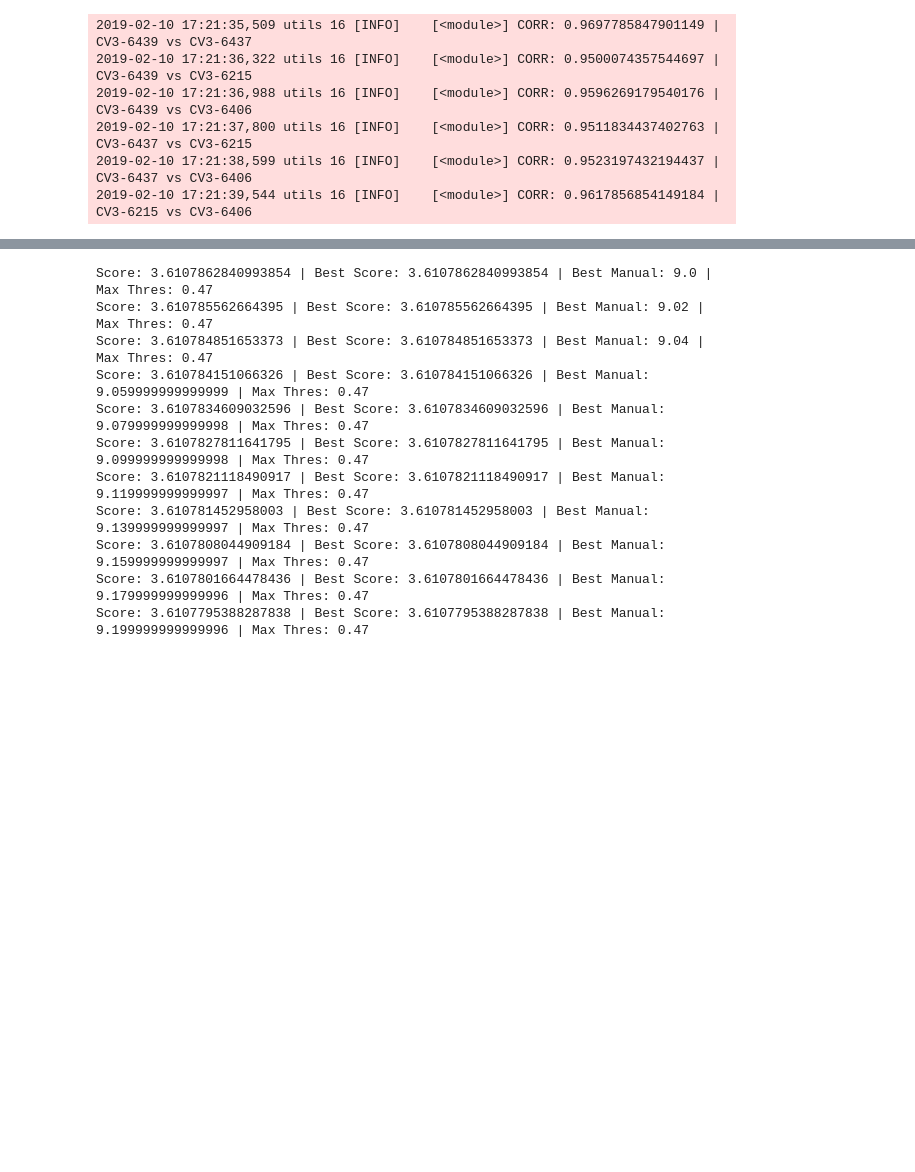
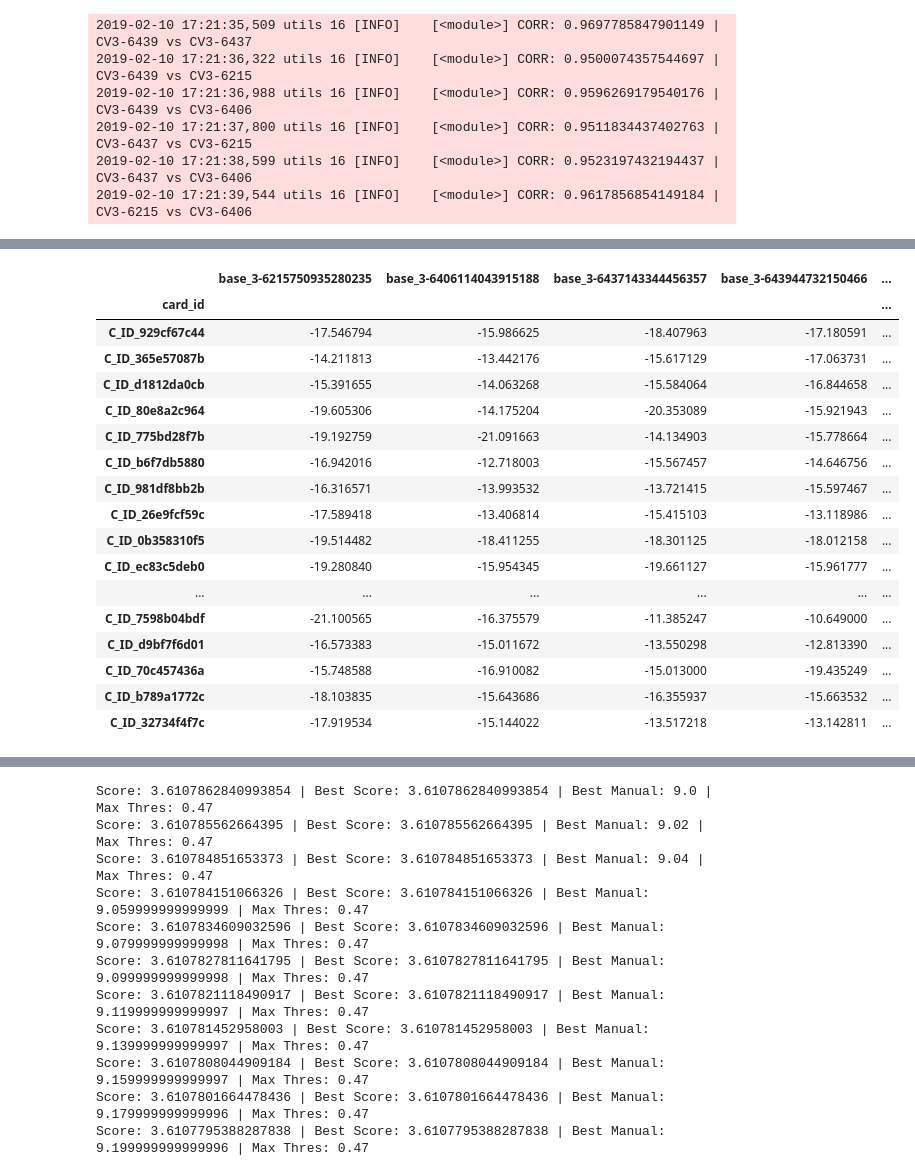
Before and after one commit to Chestnut1999/Elo-Recommendation-23place, a Jupyter notebook: jpy/225_elo_blender_exp.ipynb, the cells around one changed output, grey strips where cells are left out. Saved outputs shown, nothing was run; the diff lists cells and outputs as text; code cells hidden in the pictures; blank space fills up the shorter version.

```diff
--- a/jpy/225_elo_blender_exp.ipynb
+++ b/jpy/225_elo_blender_exp.ipynb
@@ -128,0 +122,6 @@ base.head()
+# %%
+base_cols = [col for col in base.columns if col.count('base_')]
+out_cols = [col for col in base.columns if col.count('out_')]
+base_cols = sorted(base_cols)
+base = base[base_cols + [target, 'clf_pred'] + out_cols]
+base.head()
@@ -128,0 +136,22 @@ base.head()
+# %%
+cp = 'clf_pred'
+base[base[cp]>0.1]
+# %% [output]
+|  | base_3-6215750935280235 | base_3-6406114043915188 | base_3-6437143344456357 | base_3-643944732150466 | ... |
+| card_id |  |  |  |  | ... |
+| C_ID_929cf67c44 | -17.546794 | -15.986625 | -18.407963 | -17.180591 | ... |
+| C_ID_365e57087b | -14.211813 | -13.442176 | -15.617129 | -17.063731 | ... |
+| C_ID_d1812da0cb | -15.391655 | -14.063268 | -15.584064 | -16.844658 | ... |
+| C_ID_80e8a2c964 | -19.605306 | -14.175204 | -20.353089 | -15.921943 | ... |
+| C_ID_775bd28f7b | -19.192759 | -21.091663 | -14.134903 | -15.778664 | ... |
+| C_ID_b6f7db5880 | -16.942016 | -12.718003 | -15.567457 | -14.646756 | ... |
+| C_ID_981df8bb2b | -16.316571 | -13.993532 | -13.721415 | -15.597467 | ... |
+| C_ID_26e9fcf59c | -17.589418 | -13.406814 | -15.415103 | -13.118986 | ... |
+| C_ID_0b358310f5 | -19.514482 | -18.411255 | -18.301125 | -18.012158 | ... |
+| C_ID_ec83c5deb0 | -19.280840 | -15.954345 | -19.661127 | -15.961777 | ... |
+| ... | ... | ... | ... | ... | ... |
+| C_ID_7598b04bdf | -21.100565 | -16.375579 | -11.385247 | -10.649000 | ... |
+| C_ID_d9bf7f6d01 | -16.573383 | -15.011672 | -13.550298 | -12.813390 | ... |
+| C_ID_70c457436a | -15.748588 | -16.910082 | -15.013000 | -19.435249 | ... |
+| C_ID_b789a1772c | -18.103835 | -15.643686 | -16.355937 | -15.663532 | ... |
+| C_ID_32734f4f7c | -17.919534 | -15.144022 | -13.517218 | -13.142811 | ... |
```
Also changed, not shown: parts of 6 cells of this notebook, 4 other files.
